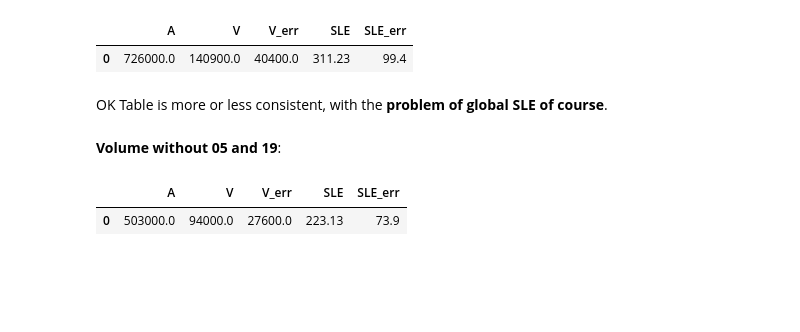
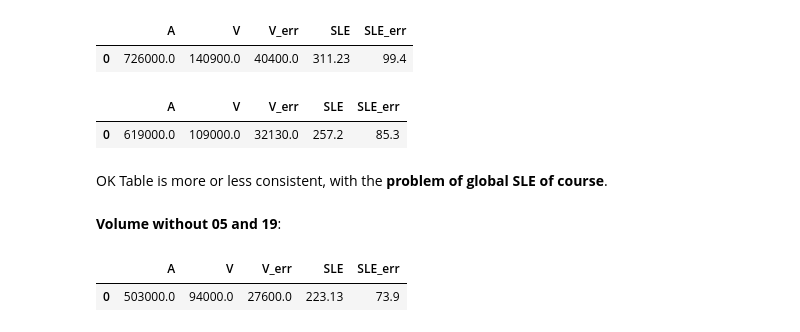
Before and after one commit to fmaussion/global_glacier_volume_paper, a Jupyter notebook: analysis.ipynb, the cells around one changed output. Saved outputs shown, nothing was run; the diff lists cells and outputs as text; code cells hidden in the pictures; blank space fills up the shorter version.

```diff
--- a/analysis.ipynb
+++ b/analysis.ipynb
@@ -377,3 +385,10 @@ m22_s
 # %% [output]
 |  | A | V | V_err | SLE | SLE_err |
 | 0 | 726000.0 | 140900.0 | 40400.0 | 311.23 | 99.4 |
+# %%
+# Total with other region
+m22_ss = (m22.iloc[:-1].sum().to_frame()).T + m22_a.values
+m22_ss
+# %% [output]
+|  | A | V | V_err | SLE | SLE_err |
+| 0 | 619000.0 | 109000.0 | 32130.0 | 257.2 | 85.3 |
```
Also changed, not shown: parts of 7 cells of this notebook, 2 other files.
